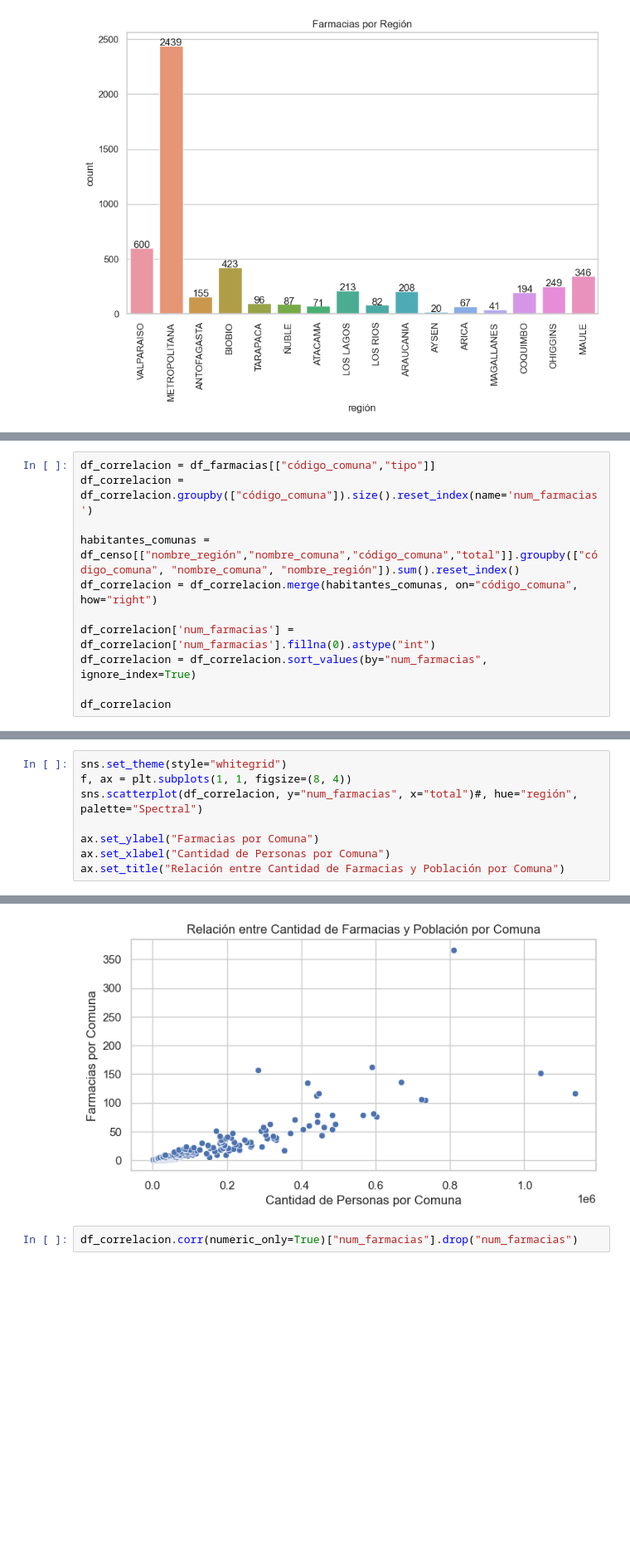
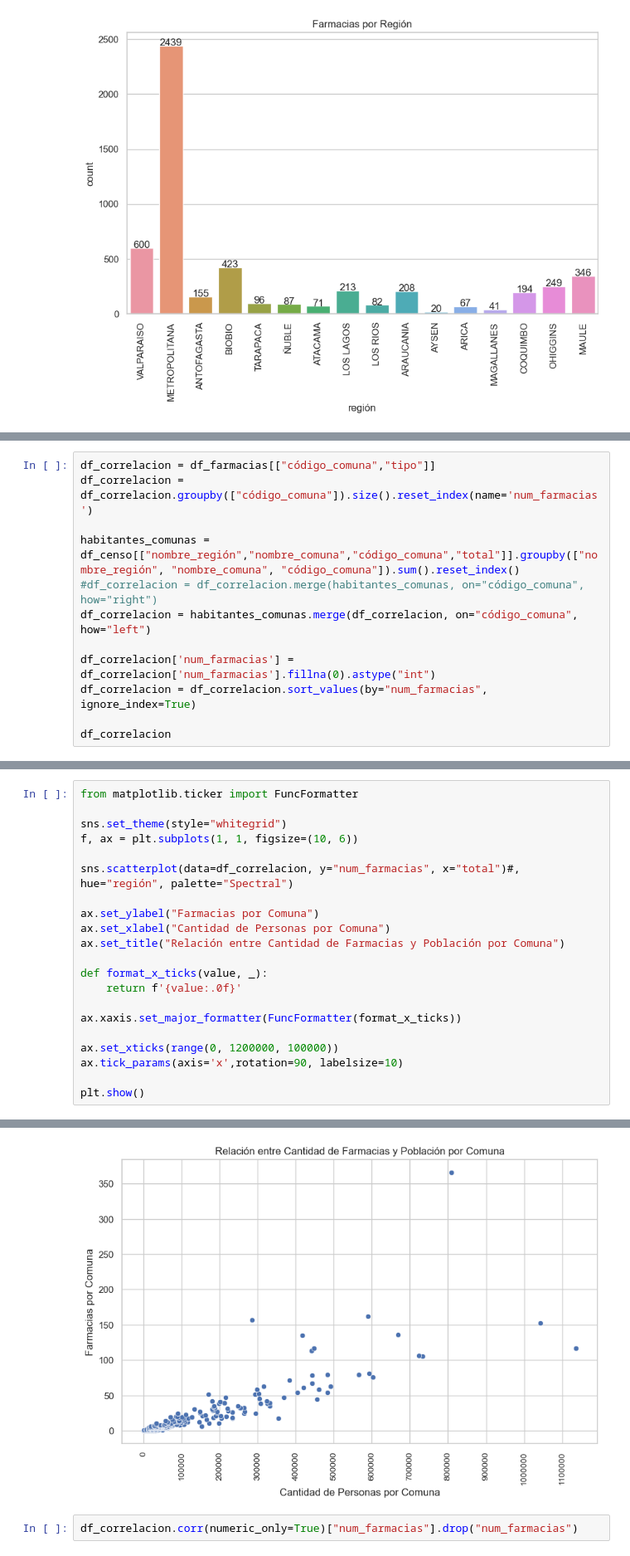
Before and after one commit to Utmite/imt2200-project, a Jupyter notebook: src/Pregunta_3.ipynb, the cells around one changed output, grey strips where cells are left out. Shown at 83% size. Drawn from its saved outputs; the diff is of its cells as text; blank space fills up the shorter version.

```diff
--- a/src/Pregunta_3.ipynb
+++ b/src/Pregunta_3.ipynb
@@ -205,8 +207,9 @@ for region in regiones_unicas:
 df_correlacion = df_farmacias[["código_comuna","tipo"]]
 df_correlacion = df_correlacion.groupby(["código_comuna"]).size().reset_index(name='num_farmacias')
 
-habitantes_comunas = df_censo[["nombre_región","nombre_comuna","código_comuna","total"]].groupby(["código_comuna", "nombre_comuna", "nombre_región"]).sum().reset_index()
-df_correlacion = df_correlacion.merge(habitantes_comunas, on="código_comuna", how="right")
+habitantes_comunas = df_censo[["nombre_región","nombre_comuna","código_comuna","total"]].groupby(["nombre_región", "nombre_comuna", "código_comuna"]).sum().reset_index()
+#df_correlacion = df_correlacion.merge(habitantes_comunas, on="código_comuna", how="right")
+df_correlacion = habitantes_comunas.merge(df_correlacion, on="código_comuna", how="left")
 
 df_correlacion['num_farmacias'] = df_correlacion['num_farmacias'].fillna(0).astype("int")
 df_correlacion = df_correlacion.sort_values(by="num_farmacias", ignore_index=True)
@@ -228,10 +231,23 @@ df_correlacion
 346 rows × 5 columns
 # %%
+from matplotlib.ticker import FuncFormatter
+
 sns.set_theme(style="whitegrid")
-f, ax = plt.subplots(1, 1, figsize=(8, 4))
-sns.scatterplot(df_correlacion, y="num_farmacias", x="total")#, hue="región", palette="Spectral")
+f, ax = plt.subplots(1, 1, figsize=(10, 6))
+
+sns.scatterplot(data=df_correlacion, y="num_farmacias", x="total")#, hue="región", palette="Spectral")
 
 ax.set_ylabel("Farmacias por Comuna")
 ax.set_xlabel("Cantidad de Personas por Comuna")
 ax.set_title("Relación entre Cantidad de Farmacias y Población por Comuna")
+
+def format_x_ticks(value, _):
+    return f'{value:.0f}'
+
+ax.xaxis.set_major_formatter(FuncFormatter(format_x_ticks))
+
+ax.set_xticks(range(0, 1200000, 100000))
+ax.tick_params(axis='x',rotation=90, labelsize=10)
+
+plt.show()
 # %% [output]
@@ -239,4 +254,4 @@ Text(0.5, 1.0, 'Relación entre Cantidad de Farmacias y Población por Comuna')
-[figure, old version]
+[figure, new version]
 # %%
 df_correlacion.corr(numeric_only=True)["num_farmacias"].drop("num_farmacias")
 # %% [output]
```
Also changed, not shown: parts of 4 cells of this notebook.
